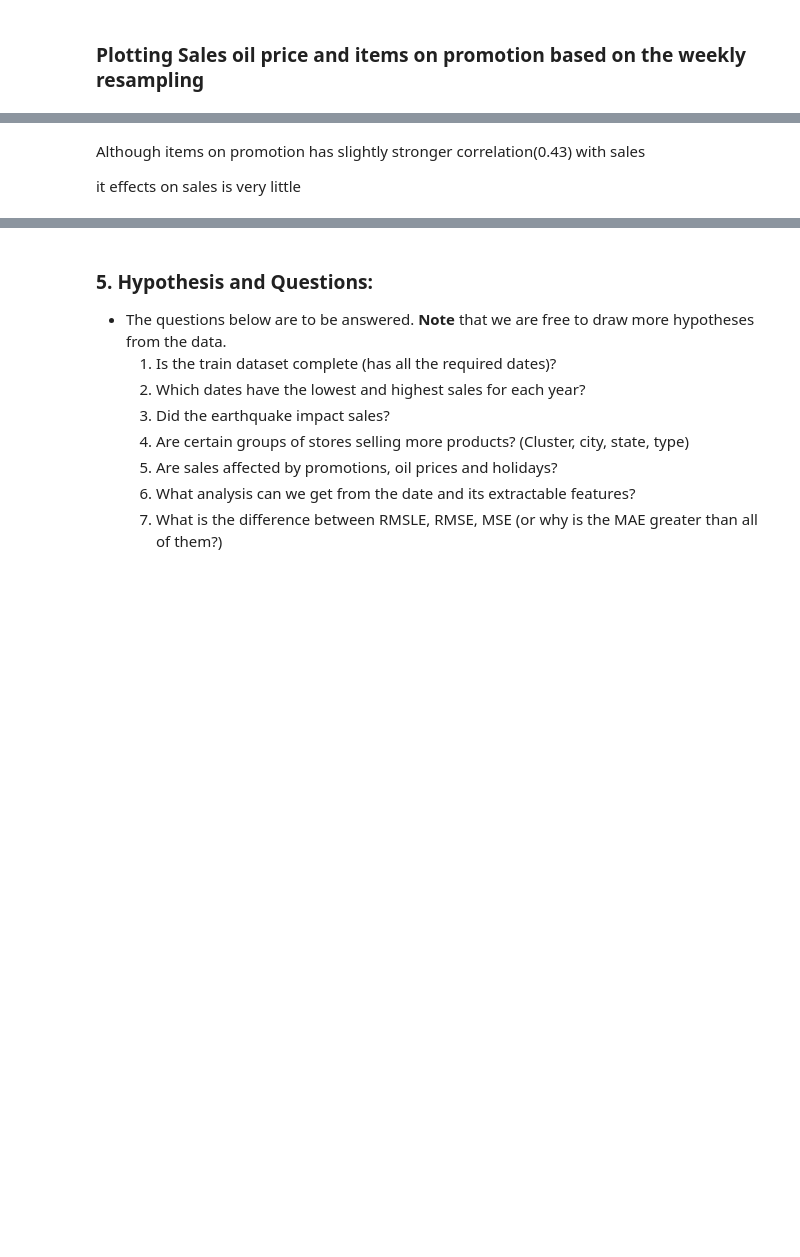
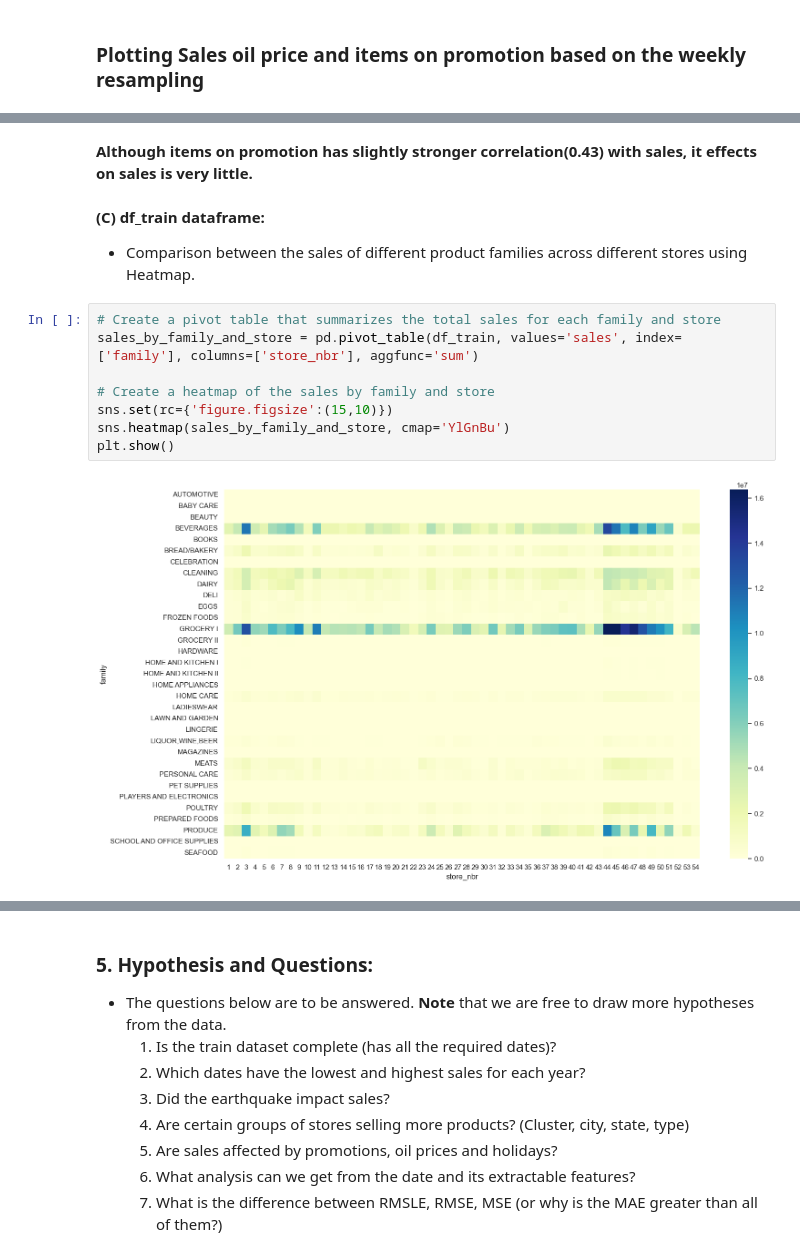
Before and after one commit to penscola/LP2-Regression-Project, a Jupyter notebook: Time_Series.ipynb, the cells around one changed output, grey strips where cells are left out. Saved outputs shown, nothing was run; the diff lists cells and outputs as text; blank space fills up the shorter version.

```diff
--- a/Time_Series.ipynb
+++ b/Time_Series.ipynb
@@ -910,4 +1005,15 @@ plt.legend(loc="best",fontsize=12)
 # %% [markdown]
-Although items on promotion has  slightly stronger correlation(0.43) with sales
-
-it effects on sales is very little
+<b>Although items on promotion has  slightly stronger correlation(0.43) with sales, it effects on sales is very little.</b>
+# %% [markdown]
+<b>(C) df_train dataframe:</b>
+- Comparison between the sales of different product families across different stores using Heatmap.
+# %%
+# Create a pivot table that summarizes the total sales for each family and store
+sales_by_family_and_store = pd.pivot_table(df_train, values='sales', index=['family'], columns=['store_nbr'], aggfunc='sum')
+
+# Create a heatmap of the sales by family and store
+sns.set(rc={'figure.figsize':(15,10)})
+sns.heatmap(sales_by_family_and_store, cmap='YlGnBu')
+plt.show()
+# %% [output]
+[figure, added]
```
Also changed, not shown: parts of 269 cells of this notebook.
